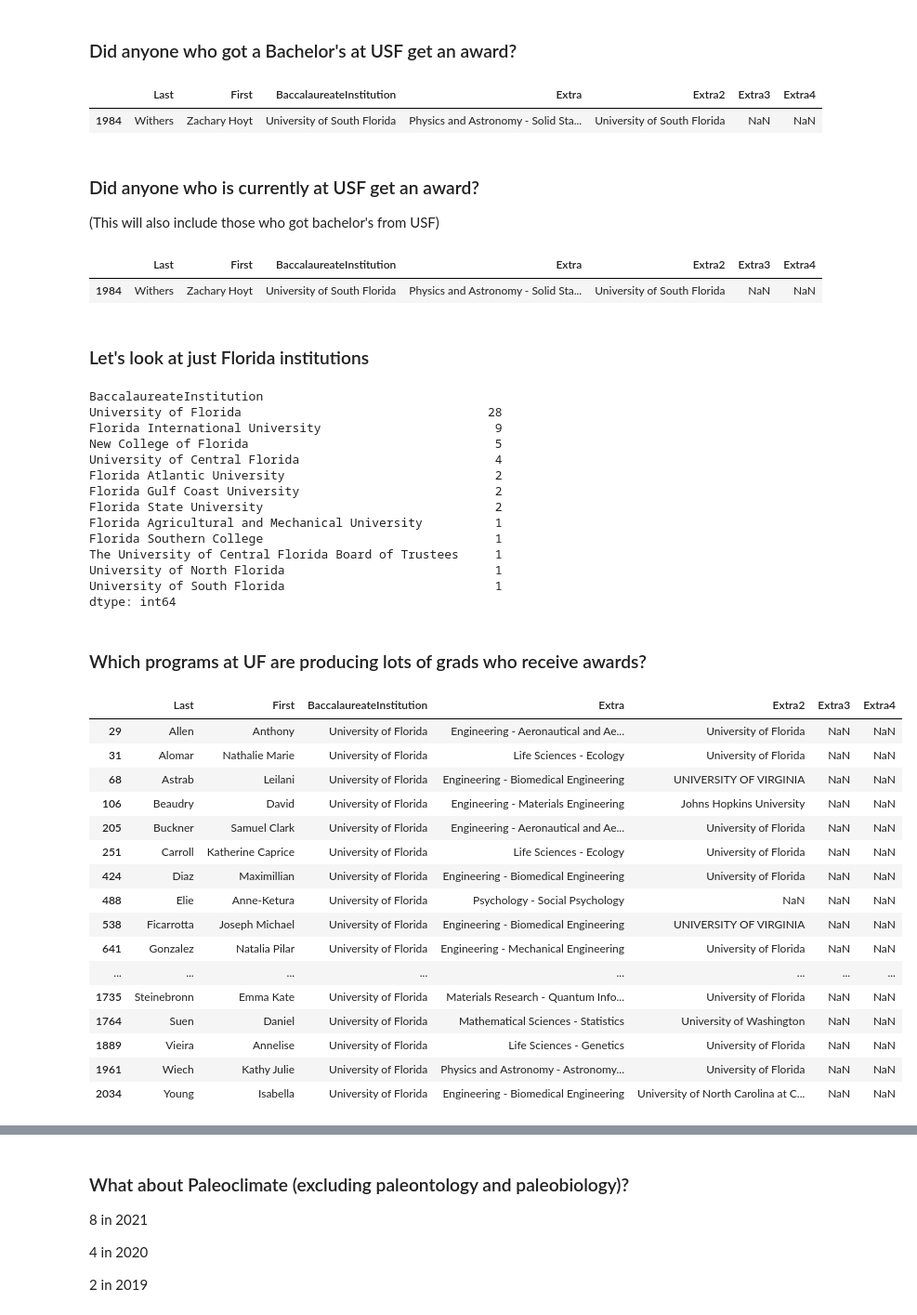
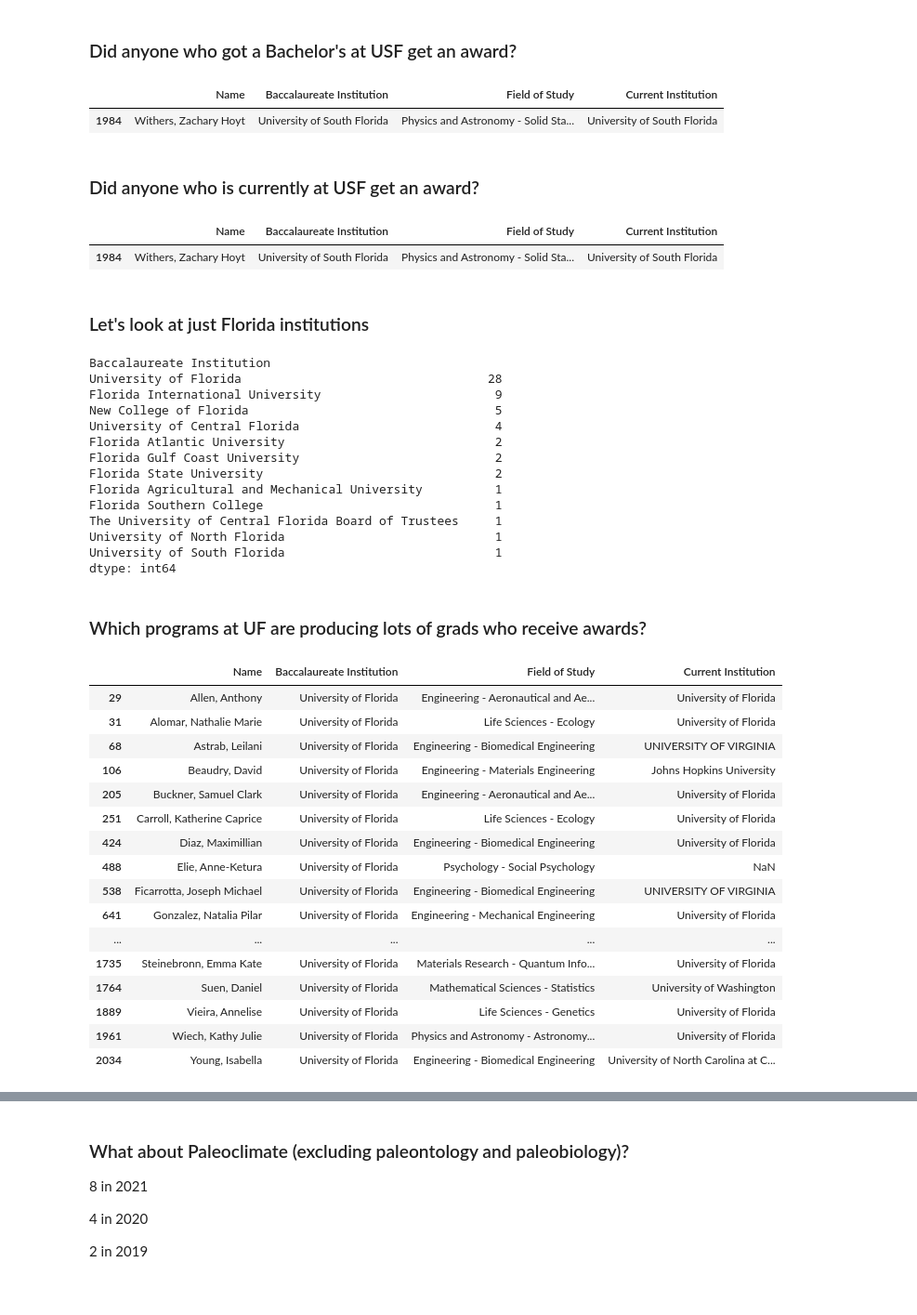
Before and after one commit to ognancy4life/GRFP, a Jupyter notebook: 2021GRFP.ipynb, the cells around one changed output, grey strips where cells are left out. Shown: that part at 93% size. Cells and saved outputs as stored; diff of their text form; code cells hidden in the pictures.

```diff
--- a/2021GRFP.ipynb
+++ b/2021GRFP.ipynb
@@ -16,8 +9,6 @@ import csv
 # %%
-year = 2021 #Change the year here to 2021, 2020, or 2019 and rerun the code
-GRFP = pd.read_csv(str(year) + 'GRFPAwardeeList.csv', sep=',',
-                   names=['Last', 'First', 'BaccalaureateInstitution',
-                          'Extra', 'Extra2', 'Extra3', 'Extra4']
-                  )
+year = 2021 #Change the year here to any year 2011-2021 and rerun the code
+data_dir = 'data/'
+GRFP = pd.read_csv(data_dir + str(year) + 'AwardeeList.do', sep='\t')
 GRFP.head() # preview the head of the GRFP dataframe just created
 # %% [output]
@@ -56,25 +75,24 @@ dtype: int64
 # %% [markdown]
 ### Did anyone who got a Bachelor's at USF get an award?
 # %%
-GRFP[GRFP['BaccalaureateInstitution'].str.contains("University of South Florida", case=False)]
+GRFP[GRFP['Baccalaureate Institution'].str.contains("University of South Florida", case=False, na=False)]
 # %% [output]
-|  | Last | First | BaccalaureateInstitution | Extra | Extra2 | Extra3 | Extra4 |
-| 1984 | Withers | Zachary Hoyt | University of South Florida | Physics and Astronomy - Solid Sta... | University of South Florida | NaN | NaN |
+|  | Name | Baccalaureate Institution | Field of Study | Current Institution |
+| 1984 | Withers, Zachary Hoyt | University of South Florida | Physics and Astronomy - Solid Sta... | University of South Florida |
 # %% [markdown]
 ### Did anyone who is currently at USF get an award?
-(This will also include those who got bachelor's from USF)
 # %%
-GRFP[GRFP.apply(lambda row: row.astype(str).str.contains('University of South Florida', case=False).any(), axis=1)]
+GRFP[GRFP['Current Institution'].str.contains("University of South Florida", case=False, na=False)]
 # %% [output]
-|  | Last | First | BaccalaureateInstitution | Extra | Extra2 | Extra3 | Extra4 |
-| 1984 | Withers | Zachary Hoyt | University of South Florida | Physics and Astronomy - Solid Sta... | University of South Florida | NaN | NaN |
+|  | Name | Baccalaureate Institution | Field of Study | Current Institution |
+| 1984 | Withers, Zachary Hoyt | University of South Florida | Physics and Astronomy - Solid Sta... | University of South Florida |
 # %% [markdown]
 ### Let's look at just Florida institutions
 # %%
-GRFP_byBaccFLInst = GRFP[GRFP['BaccalaureateInstitution'].str.contains("Florida")].groupby('BaccalaureateInstitution').size().sort_values(ascending=False)
+GRFP_byBaccFLInst = GRFP[GRFP['Baccalaureate Institution'].str.contains("Florida")].groupby('Baccalaureate Institution').size().sort_values(ascending=False)
 GRFP_byBaccFLInst
 # %% [output]
-BaccalaureateInstitution
+Baccalaureate Institution
 University of Florida                                  28
 Florida International University                        9
 New College of Florida                                  5
@@ -91,25 +109,25 @@ dtype: int64
 # %% [markdown]
 ### Which programs at UF are producing lots of grads who receive awards?
 # %%
-GRFP[GRFP['BaccalaureateInstitution'].str.contains("University of Florida", case=False)]
+GRFP[GRFP['Baccalaureate Institution'].str.contains("University of Florida", case=False, na=False)]
 # %% [output]
-|  | Last | First | BaccalaureateInstitution | Extra | Extra2 | Extra3 | Extra4 |
-| 29 | Allen | Anthony | University of Florida | Engineering - Aeronautical and Ae... | University of Florida | NaN | NaN |
-| 31 | Alomar | Nathalie Marie | University of Florida | Life Sciences - Ecology | University of Florida | NaN | NaN |
-| 68 | Astrab | Leilani | University of Florida | Engineering - Biomedical Engineering | UNIVERSITY OF VIRGINIA | NaN | NaN |
-| 106 | Beaudry | David | University of Florida | Engineering - Materials Engineering | Johns Hopkins University | NaN | NaN |
-| 205 | Buckner | Samuel Clark | University of Florida | Engineering - Aeronautical and Ae... | University of Florida | NaN | NaN |
-| 251 | Carroll | Katherine Caprice | University of Florida | Life Sciences - Ecology | University of Florida | NaN | NaN |
-| 424 | Diaz | Maximillian | University of Florida | Engineering - Biomedical Engineering | University of Florida | NaN | NaN |
-| 488 | Elie | Anne-Ketura | University of Florida | Psychology - Social Psychology | NaN | NaN | NaN |
-| 538 | Ficarrotta | Joseph Michael | University of Florida | Engineering - Biomedical Engineering | UNIVERSITY OF VIRGINIA | NaN | NaN |
-| 641 | Gonzalez | Natalia Pilar | University of Florida | Engineering - Mechanical Engineering | University of Florida | NaN | NaN |
-| ... | ... | ... | ... | ... | ... | ... | ... |
-| 1735 | Steinebronn | Emma Kate | University of Florida | Materials Research - Quantum Info... | University of Florida | NaN | NaN |
-| 1764 | Suen | Daniel | University of Florida | Mathematical Sciences - Statistics | University of Washington | NaN | NaN |
-| 1889 | Vieira | Annelise | University of Florida | Life Sciences - Genetics | University of Florida | NaN | NaN |
-| 1961 | Wiech | Kathy Julie | University of Florida | Physics and Astronomy - Astronomy... | University of Florida | NaN | NaN |
-| 2034 | Young | Isabella | University of Florida | Engineering - Biomedical Engineering | University of North Carolina at C... | NaN | NaN |
+|  | Name | Baccalaureate Institution | Field of Study | Current Institution |
+| 29 | Allen, Anthony | University of Florida | Engineering - Aeronautical and Ae... | University of Florida |
+| 31 | Alomar, Nathalie Marie | University of Florida | Life Sciences - Ecology | University of Florida |
+| 68 | Astrab, Leilani | University of Florida | Engineering - Biomedical Engineering | UNIVERSITY OF VIRGINIA |
+| 106 | Beaudry, David | University of Florida | Engineering - Materials Engineering | Johns Hopkins University |
+| 205 | Buckner, Samuel Clark | University of Florida | Engineering - Aeronautical and Ae... | University of Florida |
+| 251 | Carroll, Katherine Caprice | University of Florida | Life Sciences - Ecology | University of Florida |
+| 424 | Diaz, Maximillian | University of Florida | Engineering - Biomedical Engineering | University of Florida |
+| 488 | Elie, Anne-Ketura | University of Florida | Psychology - Social Psychology | NaN |
+| 538 | Ficarrotta, Joseph Michael | University of Florida | Engineering - Biomedical Engineering | UNIVERSITY OF VIRGINIA |
+| 641 | Gonzalez, Natalia Pilar | University of Florida | Engineering - Mechanical Engineering | University of Florida |
+| ... | ... | ... | ... | ... |
+| 1735 | Steinebronn, Emma Kate | University of Florida | Materials Research - Quantum Info... | University of Florida |
+| 1764 | Suen, Daniel | University of Florida | Mathematical Sciences - Statistics | University of Washington |
+| 1889 | Vieira, Annelise | University of Florida | Life Sciences - Genetics | University of Florida |
+| 1961 | Wiech, Kathy Julie | University of Florida | Physics and Astronomy - Astronomy... | University of Florida |
+| 2034 | Young, Isabella | University of Florida | Engineering - Biomedical Engineering | University of North Carolina at C... |
 # %% [markdown]
 ## Remember, for 2021 (due in Oct 2020) they had priority areas which were "Artificial Intelligence, Quantum Information Science, and Computationally Intensive Research"
 https://www.nsf.gov/pubs/2020/nsf20587/nsf20587.htm
```
Also changed, not shown: parts of 35 cells of this notebook.
